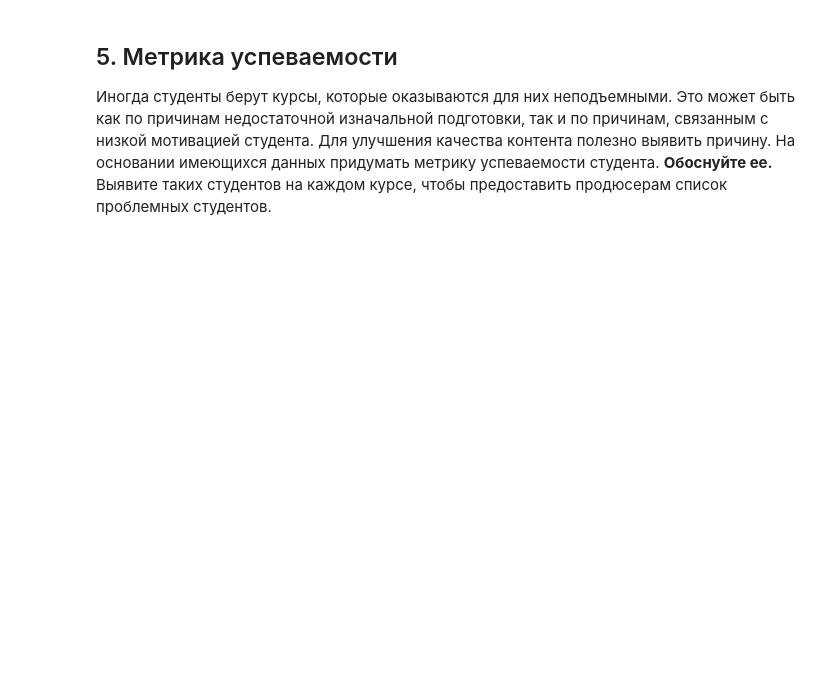
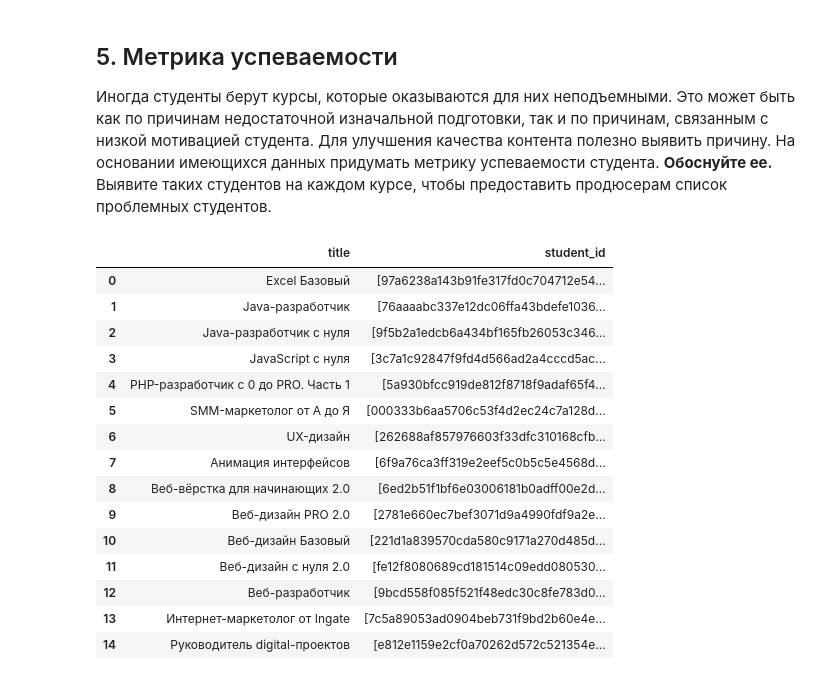
Before and after one commit to SergioKramer/Course_Analyst, a Jupyter notebook: Coursework_analytics_1_kramer.ipynb, the cells around one changed output. Saved outputs shown, nothing was run; the diff lists cells and outputs as text; code cells hidden in the pictures; blank space fills up the shorter version.

```diff
--- a/Coursework_analytics_1_kramer.ipynb
+++ b/Coursework_analytics_1_kramer.ipynb
@@ -568,0 +567,22 @@ for course in courses:
+# %%
+# Метрика успеваемости - Проблемные студенты, те, которые провалили дз, или находятся в статусе ожидающих
+
+status = df[df['status'].isin(['fail', 'wait'])].groupby('title')['student_id'].unique().reset_index()
+status
+# %% [output]
+|  | title | student_id |
+| 0 | Excel Базовый | [97a6238a143b91fe317fd0c704712e54... |
+| 1 | Java-разработчик | [76aaaabc337e12dc06ffa43bdefe1036... |
+| 2 | Java-разработчик c нуля | [9f5b2a1edcb6a434bf165fb26053c346... |
+| 3 | JavaScript с нуля | [3c7a1c92847f9fd4d566ad2a4cccd5ac... |
+| 4 | PHP-разработчик с 0 до PRO. Часть 1 | [5a930bfcc919de812f8718f9adaf65f4... |
+| 5 | SMM-маркетолог от А до Я | [000333b6aa5706c53f4d2ec24c7a128d... |
+| 6 | UX-дизайн | [262688af857976603f33dfc310168cfb... |
+| 7 | Анимация интерфейсов | [6f9a76ca3ff319e2eef5c0b5c5e4568d... |
+| 8 | Веб-вёрстка для начинающих 2.0 | [6ed2b51f1bf6e03006181b0adff00e2d... |
+| 9 | Веб-дизайн PRO 2.0 | [2781e660ec7bef3071d9a4990fdf9a2e... |
+| 10 | Веб-дизайн Базовый | [221d1a839570cda580c9171a270d485d... |
+| 11 | Веб-дизайн с нуля 2.0 | [fe12f8080689cd181514c09edd080530... |
+| 12 | Веб-разработчик | [9bcd558f085f521f48edc30c8fe783d0... |
+| 13 | Интернет-маркетолог от Ingate | [7c5a89053ad0904beb731f9bd2b60e4e... |
+| 14 | Руководитель digital-проектов | [e812e1159e2cf0a70262d572c521354e... |
```
Also changed, not shown: parts of 3 cells of this notebook.
